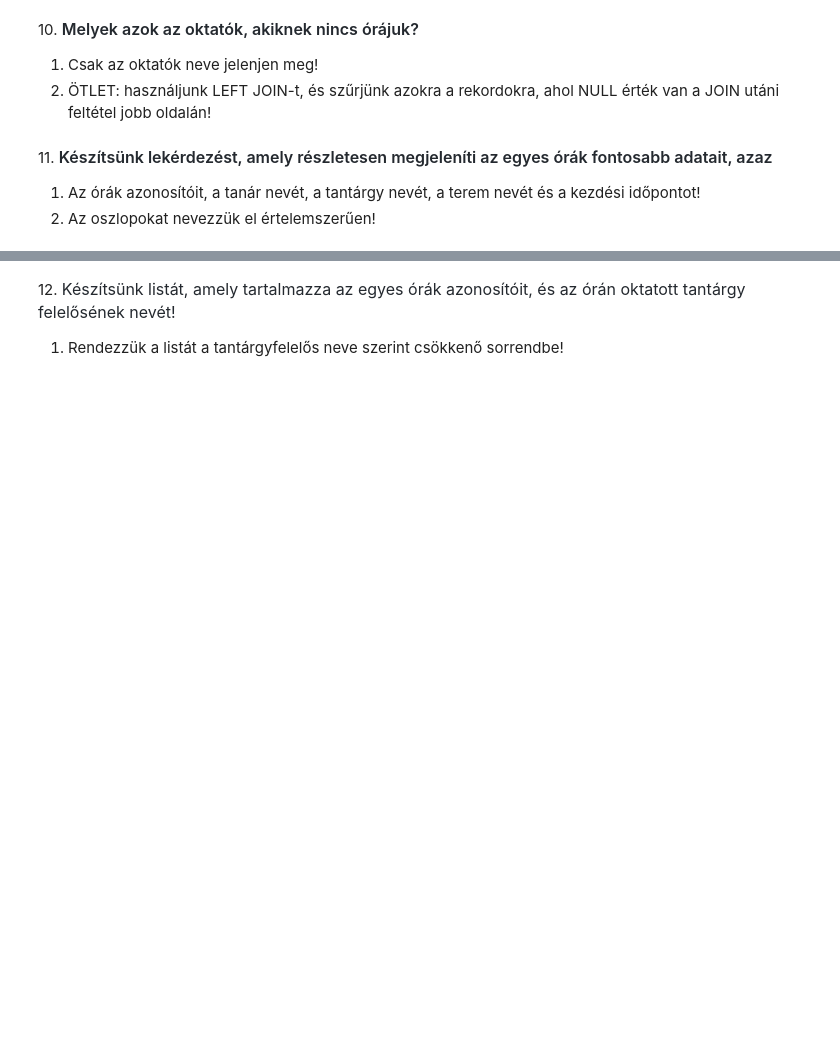
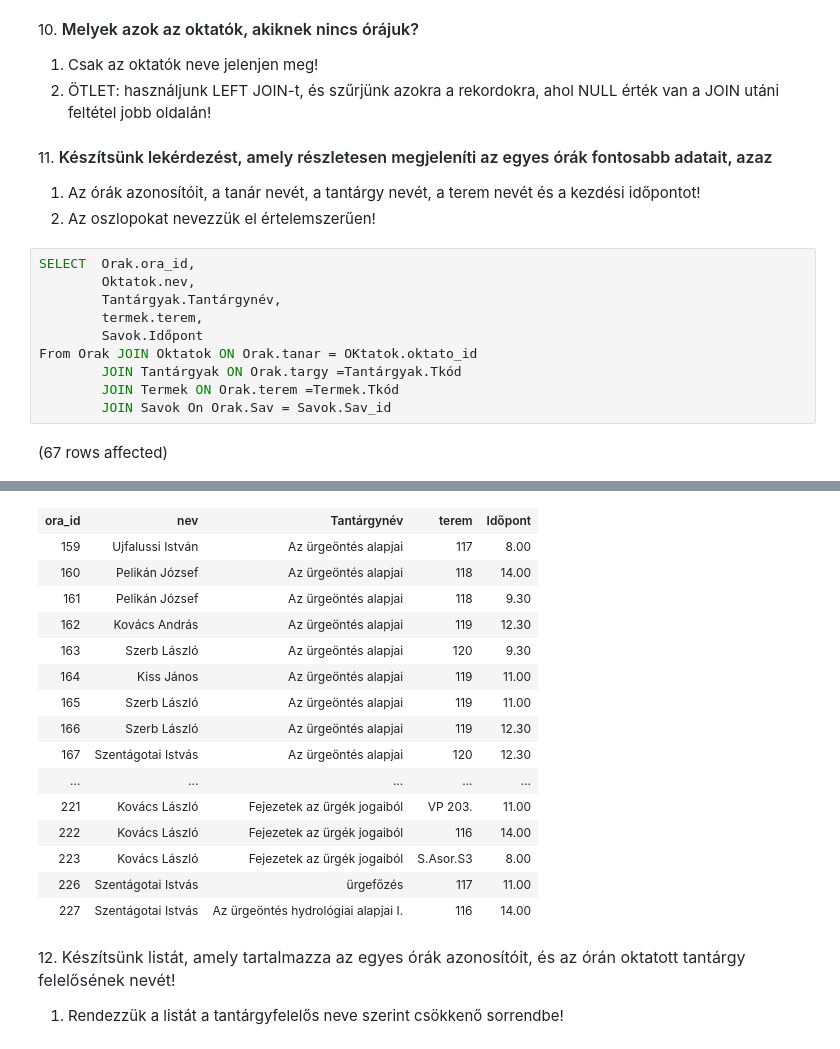
Before and after one commit to Zoltanborbenyi/sql-gyak-03, a Jupyter notebook: gyakorlat02_feladatok .ipynb, the cells around one changed output, grey strips where cells are left out. Saved outputs shown, nothing was run; the diff lists cells and outputs as text; blank space fills up the shorter version.

```diff
--- a/gyakorlat02_feladatok .ipynb
+++ b/gyakorlat02_feladatok .ipynb
@@ -112,3 +112,15 @@ Total execution time: 00:00:00.006
 
 1. Az órák azonosítóit, a tanár nevét, a tantárgy nevét, a terem nevét és a kezdési időpontot!
 2. Az oszlopokat nevezzük el értelemszerűen!
+# %%
+SELECT  Orak.ora_id,
+        Oktatok.nev,
+        Tantárgyak.Tantárgynév,
+        termek.terem,
+        Savok.Időpont
+From Orak JOIN Oktatok ON Orak.tanar = OKtatok.oktato_id
+        JOIN Tantárgyak ON Orak.targy =Tantárgyak.Tkód
+        JOIN Termek ON Orak.terem =Termek.Tkód
+        JOIN Savok On Orak.Sav = Savok.Sav_id
+# %% [output]
+(67 rows affected)
@@ -115,3 +128,19 @@ Total execution time: 00:00:00.006
+| ora_id | nev | Tantárgynév | terem | Időpont |
+| 159 | Ujfalussi István | Az ürgeöntés alapjai | 117 | 8.00 |
+| 160 | Pelikán József | Az ürgeöntés alapjai | 118 | 14.00 |
+| 161 | Pelikán József | Az ürgeöntés alapjai | 118 | 9.30 |
+| 162 | Kovács András | Az ürgeöntés alapjai | 119 | 12.30 |
+| 163 | Szerb László | Az ürgeöntés alapjai | 120 | 9.30 |
+| 164 | Kiss János | Az ürgeöntés alapjai | 119 | 11.00 |
+| 165 | Szerb László | Az ürgeöntés alapjai | 119 | 11.00 |
+| 166 | Szerb László | Az ürgeöntés alapjai | 119 | 12.30 |
+| 167 | Szentágotai Istvás | Az ürgeöntés alapjai | 120 | 12.30 |
+| ... | ... | ... | ... | ... |
+| 221 | Kovács László | Fejezetek az ürgék jogaiból | VP 203. | 11.00 |
+| 222 | Kovács László | Fejezetek az ürgék jogaiból | 116 | 14.00 |
+| 223 | Kovács László | Fejezetek az ürgék jogaiból | S.Asor.S3 | 8.00 |
+| 226 | Szentágotai Istvás | ürgefőzés | 117 | 11.00 |
+| 227 | Szentágotai Istvás | Az ürgeöntés hydrológiai alapjai I. | 116 | 14.00 |
 # %% [markdown]
 12. <span style="color: rgb(36, 41, 47); font-family: -apple-system, BlinkMacSystemFont, &quot;Segoe UI&quot;, Helvetica, Arial, sans-serif, &quot;Apple Color Emoji&quot;, &quot;Segoe UI Emoji&quot;; font-size: 16px;">Készítsünk listát, amely tartalmazza az egyes órák azonosítóit, és az órán oktatott tantárgy felelősének nevét!</span>
 
```
Also changed, not shown: parts of 2 cells of this notebook.
